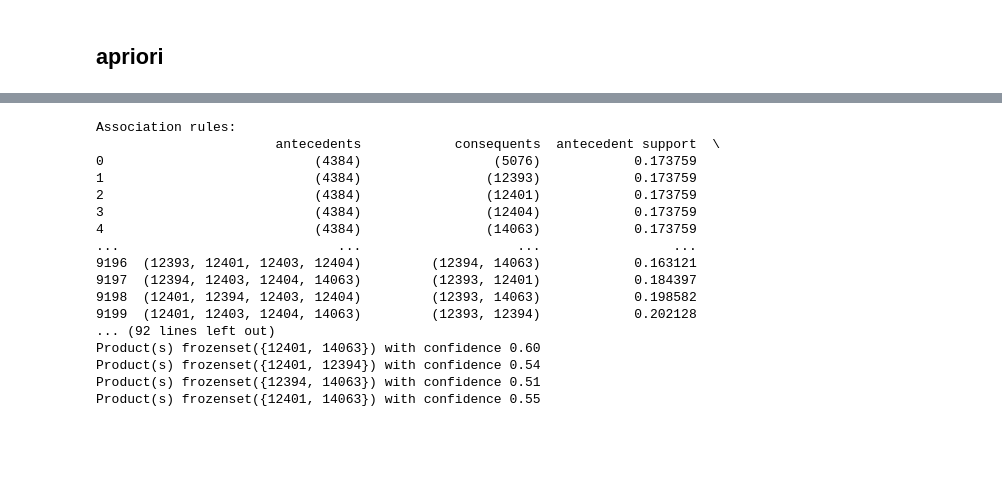
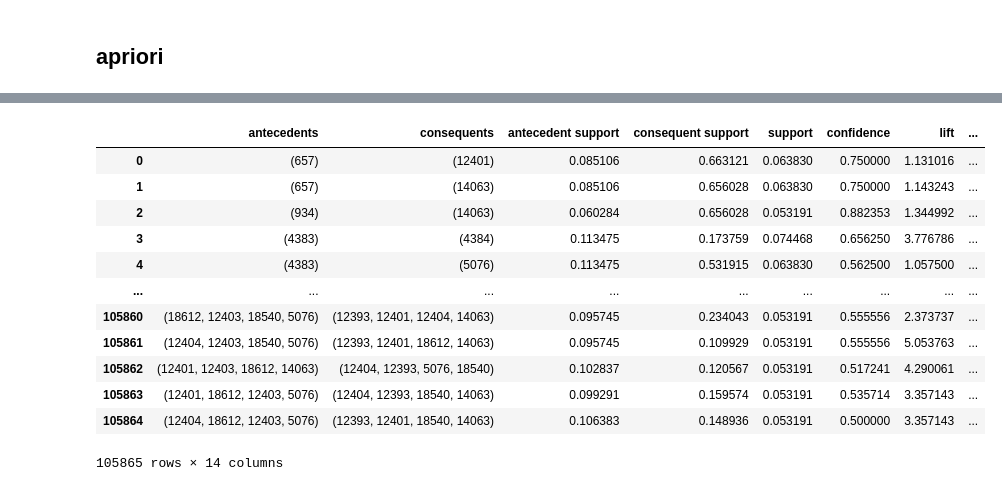
Before and after one commit to AliAkbariAlashti/Machine-learning, a Jupyter notebook: recommendation-system/befoys-cs.ipynb, the cells around one changed output, grey strips where cells are left out. Drawn from its saved outputs; the diff is of its cells as text; code cells hidden in the pictures; blank space fills up the shorter version.

```diff
--- a/recommendation-system/befoys-cs.ipynb
+++ b/recommendation-system/befoys-cs.ipynb
@@ -284,13 +79,0 @@ unique_buyers = grouped['BuyerId'].unique()
-# %%
-buyer_matrices = {}
-for buyer in unique_buyers:
-    buyer_df = grouped[grouped['BuyerId'] == buyer]
-    matrix = pd.DataFrame(0, index=unique_products, columns=unique_dates)
-
-    for _, row in buyer_df.iterrows():
-        date = row['PersianDate']
-        products = row['ProductId']
-        for product in products:
-            matrix.at[product, date] = 1
-
-    buyer_matrices[buyer] = matrix
@@ -370,68 +143,31 @@ MemoryError: Unable to allocate 42.0 GiB for an array with shape (31991346, 5, 2
 # %%
-
-# آماده‌سازی داده‌ها برای الگوریتم Apriori
 transactions = ap_df['ProductId'].tolist()
 
 all_products = sorted(set(item for sublist in transactions for item in sublist))
 onehot_encoded_data = []
 for transaction in transactions:
     onehot_encoded_data.append([1 if product in transaction else 0 for product in all_products])
 
 onehot_df = pd.DataFrame(onehot_encoded_data, columns=all_products)
 
 # اجرای الگوریتم Apriori
-frequent_itemsets = apriori(onehot_df, min_support=0.1, use_colnames=True)
+frequent_itemsets = apriori(onehot_df, min_support=0.05, use_colnames=True)
 
 # استخراج قوانین انجمنی
 rules = association_rules(frequent_itemsets, metric="confidence", min_threshold=0.5)
 
-# نمایش قوانین
-print("Association rules:")
-print(rules)
-
-# ذخیره قوانین در دیتافریم جدید
-rules_df = pd.DataFrame(rules)
-print("Rules DataFrame:")
-print(rules_df)
-
-# محاسبه احتمال سفارش
-def predict_next_purchase(basket, rules, all_products):
-    basket_encoded = [1 if product in basket else 0 for product in all_products]
-    basket_series = pd.Series(basket_encoded, index=all_products)
-
-    predictions = []
-    for _, rule in rules.iterrows():
-        antecedents = rule['antecedents']
-        consequents = rule['consequents']
-        confidence = rule['confidence']
-
-        if all(basket_series[p] for p in antecedents):
-            predictions.append((consequents, confidence))
-
-    return predictions
-
-# مثال: پیش‌بینی خرید بعدی برای سبد خرید [10211, 12404]
-basket = [10211, 12404]
-predictions = predict_next_purchase(basket, rules, all_products)
-
-print("Predictions for next purchase:")
-for consequent, confidence in predictions:
-    print(f"Product(s) {consequent} with confidence {confidence:.2f}")
+rules
 # %% [output]
+|  | antecedents | consequents | antecedent support | consequent support | support | confidence | lift | ... |
+| 0 | (657) | (12401) | 0.085106 | 0.663121 | 0.063830 | 0.750000 | 1.131016 | ... |
+| 1 | (657) | (14063) | 0.085106 | 0.656028 | 0.063830 | 0.750000 | 1.143243 | ... |
+| 2 | (934) | (14063) | 0.060284 | 0.656028 | 0.053191 | 0.882353 | 1.344992 | ... |
+| 3 | (4383) | (4384) | 0.113475 | 0.173759 | 0.074468 | 0.656250 | 3.776786 | ... |
+| 4 | (4383) | (5076) | 0.113475 | 0.531915 | 0.063830 | 0.562500 | 1.057500 | ... |
+| ... | ... | ... | ... | ... | ... | ... | ... | ... |
+| 105860 | (18612, 12403, 18540, 5076) | (12393, 12401, 12404, 14063) | 0.095745 | 0.234043 | 0.053191 | 0.555556 | 2.373737 | ... |
+| 105861 | (12404, 12403, 18540, 5076) | (12393, 12401, 18612, 14063) | 0.095745 | 0.109929 | 0.053191 | 0.555556 | 5.053763 | ... |
+| 105862 | (12401, 12403, 18612, 14063) | (12404, 12393, 5076, 18540) | 0.102837 | 0.120567 | 0.053191 | 0.517241 | 4.290061 | ... |
+| 105863 | (12401, 18612, 12403, 5076) | (12404, 12393, 18540, 14063) | 0.099291 | 0.159574 | 0.053191 | 0.535714 | 3.357143 | ... |
+| 105864 | (12404, 18612, 12403, 5076) | (12393, 12401, 18540, 14063) | 0.106383 | 0.148936 | 0.053191 | 0.500000 | 3.357143 | ... |
-Association rules:
-                       antecedents            consequents  antecedent support  \
-0                           (4384)                 (5076)            0.173759
-1                           (4384)                (12393)            0.173759
-2                           (4384)                (12401)            0.173759
-3                           (4384)                (12404)            0.173759
-4                           (4384)                (14063)            0.173759
-...                            ...                    ...                 ...
-9196  (12393, 12401, 12403, 12404)         (12394, 14063)            0.163121
-9197  (12394, 12403, 12404, 14063)         (12393, 12401)            0.184397
-9198  (12401, 12394, 12403, 12404)         (12393, 14063)            0.198582
-9199  (12401, 12403, 12404, 14063)         (12393, 12394)            0.202128
-... (92 lines left out)
-Product(s) frozenset({12401, 14063}) with confidence 0.60
-Product(s) frozenset({12401, 12394}) with confidence 0.54
-Product(s) frozenset({12394, 14063}) with confidence 0.51
-Product(s) frozenset({12401, 14063}) with confidence 0.55
+105865 rows × 14 columns
```
Also changed, not shown: parts of 42 cells of this notebook.
